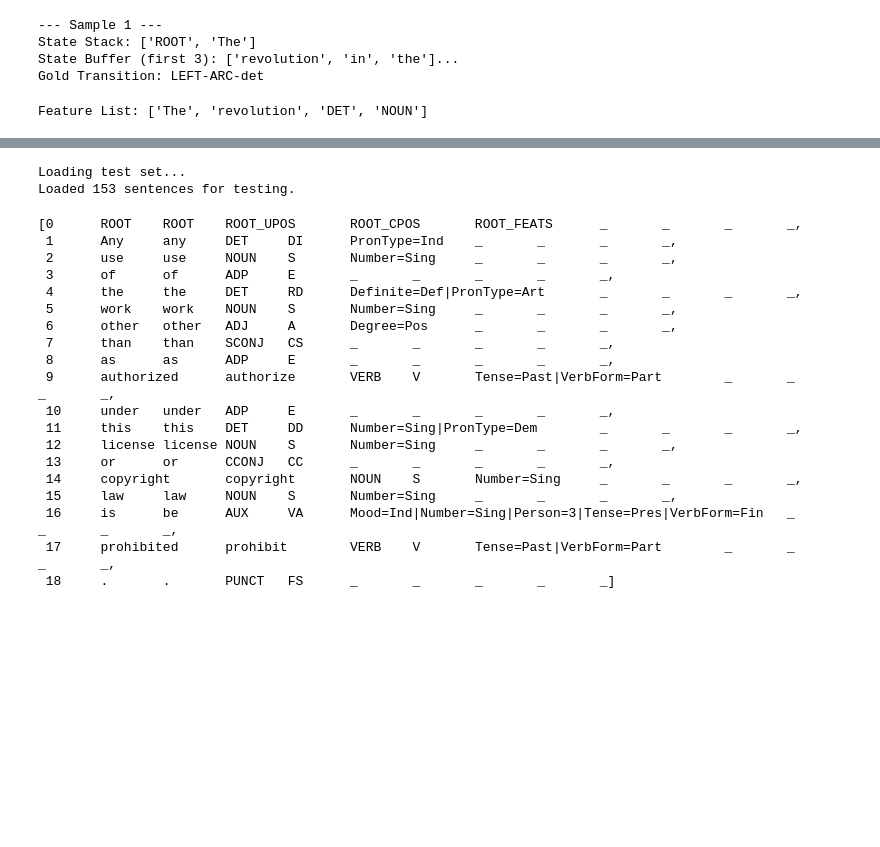
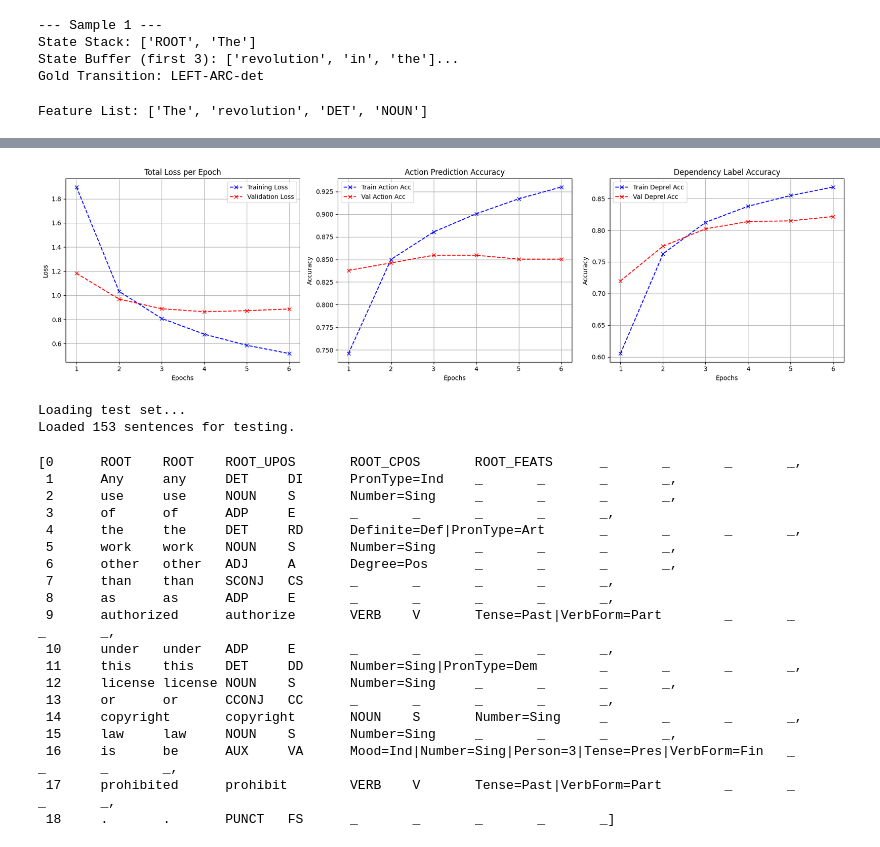
Before and after one commit to fvazquezf/NLU-DP, a Jupyter notebook: oneFeaturePipeline.ipynb, the cells around one changed output, grey strips where cells are left out. Saved outputs shown, nothing was run; the diff lists cells and outputs as text; code cells hidden in the pictures; blank space fills up the shorter version.

Commit message:
add graph to oneFeature and utils

```diff
--- a/oneFeaturePipeline.ipynb
+++ b/oneFeaturePipeline.ipynb
@@ -69,11 +78,11 @@ Feature List: ['The', 'revolution', 'DET', 'NOUN']
 # %%
 # Initialize Model
 # You can adjust dimensions and epochs as needed
-model = ParserMLP(word_emb_dim=200, hidden_dim=512, epochs=50, batch_size=64, learning_rate=0.0005)
+model = ParserMLP(word_emb_dim=200, hidden_dim=256, epochs=50, batch_size=64, learning_rate=0.0001)
 
 print("Starting training...")
 # The train function handles vocabulary building and vectorization internally
-model.train(training_samples, dev_samples)
+history = model.train(training_samples, dev_samples)
 # %% [output]
 Starting training...
 Building vocabulary...
@@ -182,3 +206,7 @@ Epoch 3/50
+# %%
+plot_history(history)
+# %% [output]
+[figure, added]
 # %%
 from conllu_reader import ConlluReader
 
```
Also changed, not shown: parts of 3 cells of this notebook, 2 other files.
